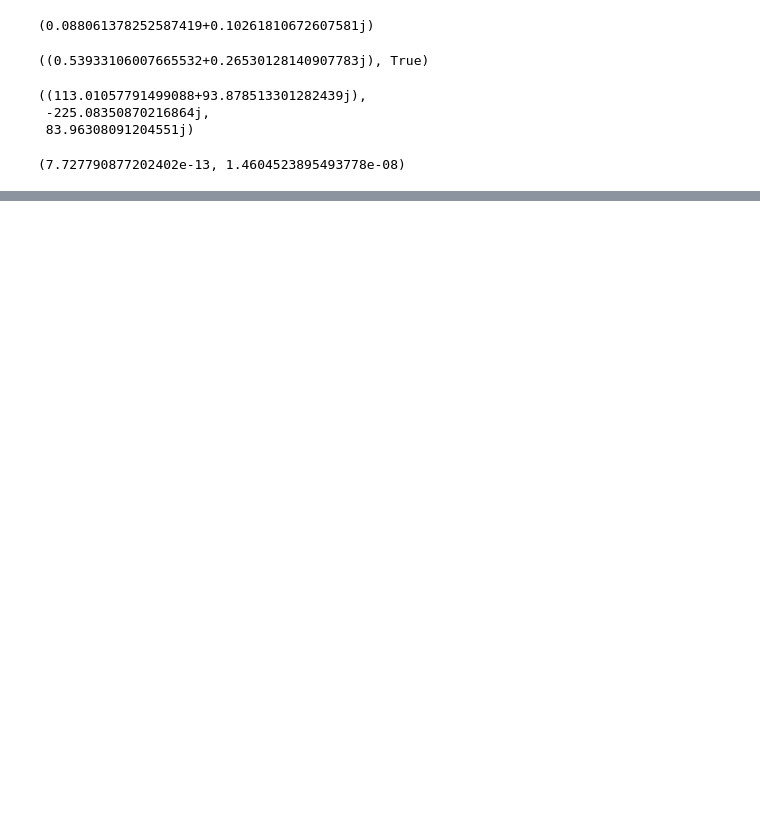
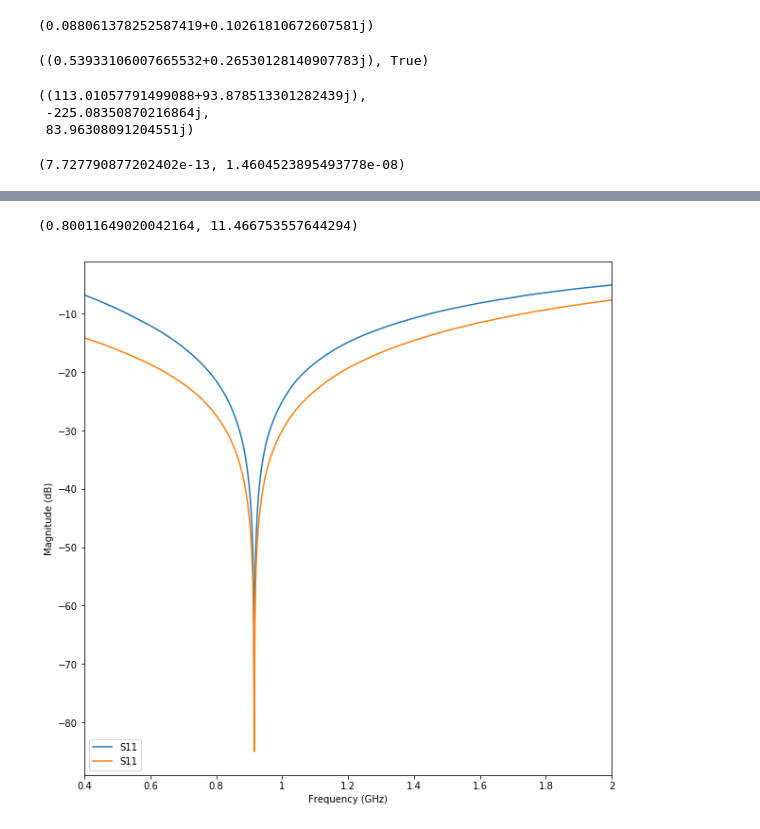
Before and after one commit to cactorium/ism-915mhz-transceiver, a Jupyter notebook: sim/low_noise2.ipynb, the cells around one changed output, grey strips where cells are left out. Saved outputs shown, nothing was run; the diff lists cells and outputs as text; code cells hidden in the pictures; blank space fills up the shorter version.

```diff
--- a/sim/low_noise2.ipynb
+++ b/sim/low_noise2.ipynb
@@ -356,0 +389,7 @@ array([ 1.19753659,  1.19568388,  1.19383126, ...,  1.2216579 ,
+# %%
+front_end.s11.plot_s_db()
+front_end.s22.plot_s_db()
+10*np.log10(front_end.nf(50.)[idx_900mhz]), 20*np.log10(np.abs(front_end.s21.s[idx_900mhz,0,0]))
+# %% [output]
+(0.80011649020042164, 11.466753557644294)
+[figure, added]
```
Also changed, not shown: parts of 33 cells of this notebook.
